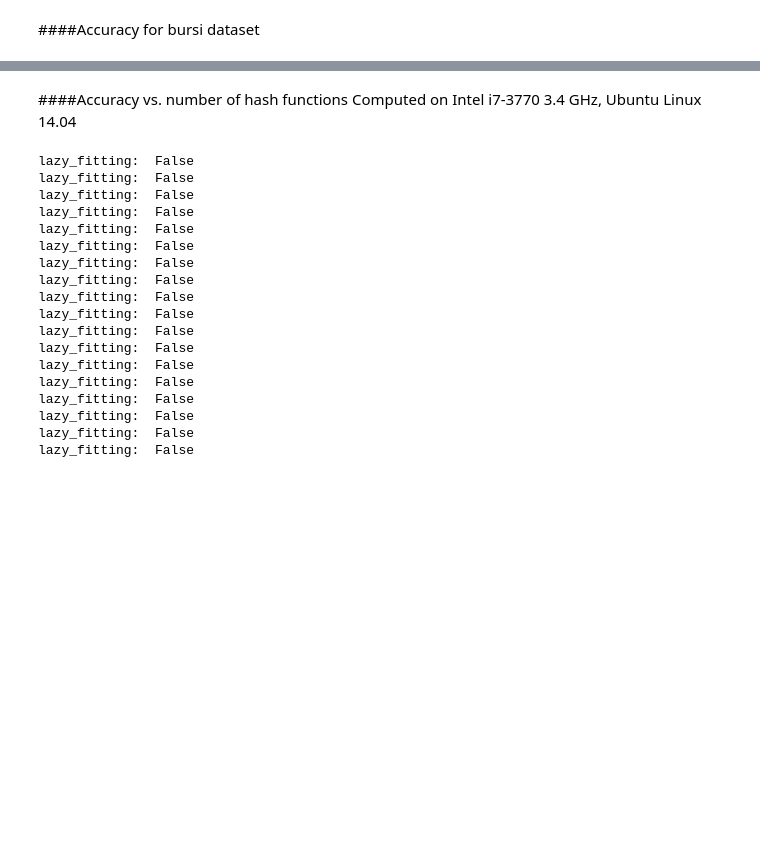
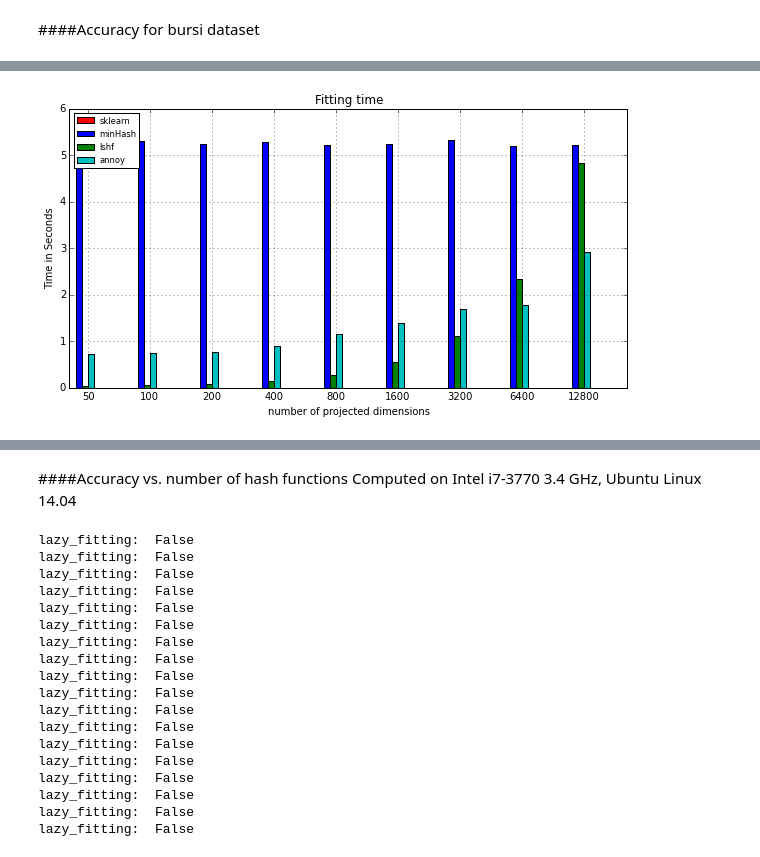
Before and after one commit to joachimwolff/sparse-neighbors-search, a Jupyter notebook: example/Bursi_dataset.ipynb, the cells around one changed output, grey strips where cells are left out. Saved outputs shown, nothing was run; the diff lists cells and outputs as text; code cells hidden in the pictures; blank space fills up the shorter version.

```diff
--- a/example/Bursi_dataset.ipynb
+++ b/example/Bursi_dataset.ipynb
@@ -86,0 +95,7 @@ plotData(data=returnValuesBursi[13:], color=["g", "b", "m", "c"], label=["lhsf",
+# %%
+plotData(data=returnValuesBursi[:4], color=["r", "b", "g", "c"], label=["sklearn", "minHash", "lshf", "annoy"],
+        xticks=["50", "100", "200", "400", "800", "1600", "3200", "6400", "12800"], xlabel="number of projected dimensions",
+         ylabel="Time in Seconds", number_of_instances=9,
+        number_of_features=1, title='Fitting time', log=False)
+# %% [output]
+[figure, added]
```
Also changed, not shown: parts of 19 cells of this notebook, 1 other file.
